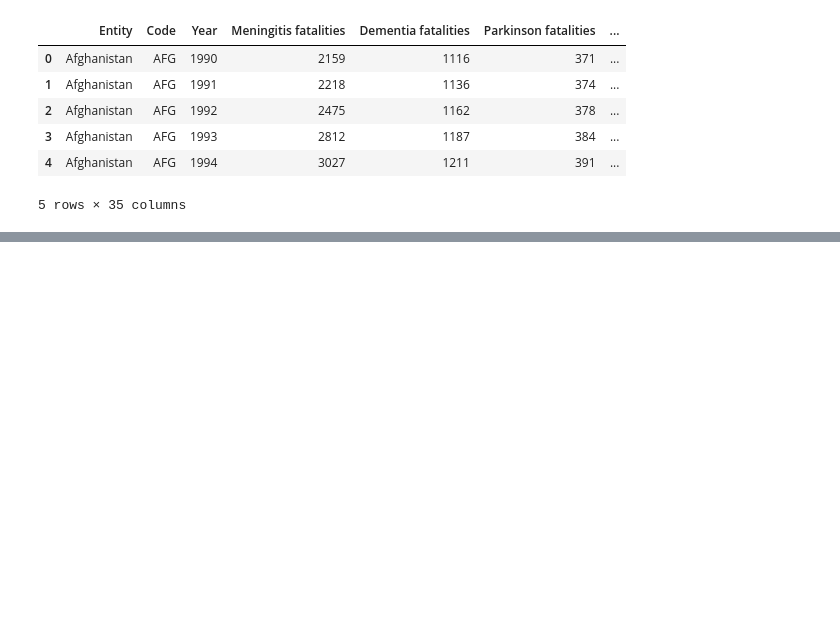
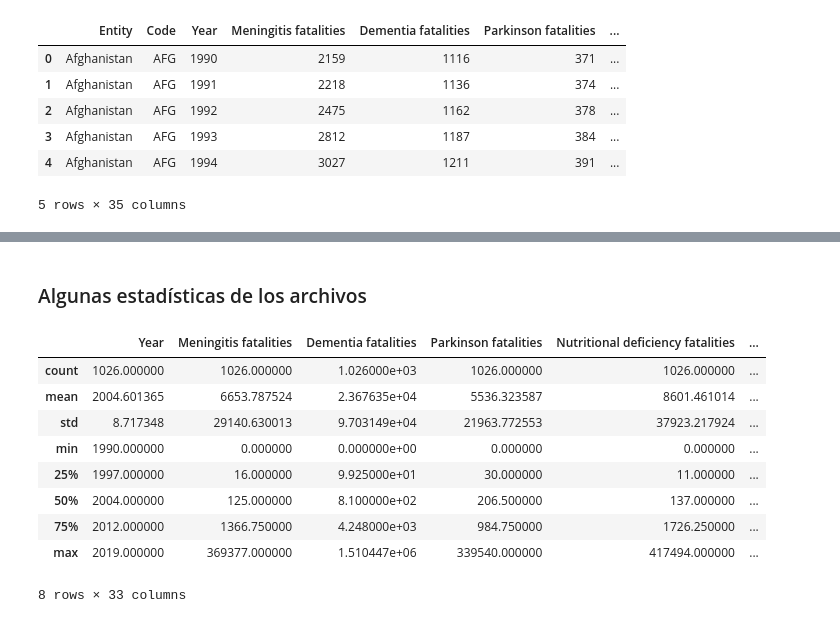
Before and after one commit to alegonzjur/ProyectoTFG, a Jupyter notebook: data/Lectura.ipynb, the cells around one changed output, grey strips where cells are left out. Saved outputs shown, nothing was run; the diff lists cells and outputs as text; code cells hidden in the pictures; blank space fills up the shorter version.

```diff
--- a/data/Lectura.ipynb
+++ b/data/Lectura.ipynb
@@ -26,0 +44,15 @@ data.head()
+# %% [markdown]
+### Algunas estadísticas de los archivos
+# %%
+rd.describe()
+# %% [output]
+|  | Year | Meningitis fatalities | Dementia fatalities | Parkinson fatalities | Nutritional deficiency fatalities | ... |
+| count | 1026.000000 | 1026.000000 | 1.026000e+03 | 1026.000000 | 1026.000000 | ... |
+| mean | 2004.601365 | 6653.787524 | 2.367635e+04 | 5536.323587 | 8601.461014 | ... |
+| std | 8.717348 | 29140.630013 | 9.703149e+04 | 21963.772553 | 37923.217924 | ... |
+| min | 1990.000000 | 0.000000 | 0.000000e+00 | 0.000000 | 0.000000 | ... |
+| 25% | 1997.000000 | 16.000000 | 9.925000e+01 | 30.000000 | 11.000000 | ... |
+| 50% | 2004.000000 | 125.000000 | 8.100000e+02 | 206.500000 | 137.000000 | ... |
+| 75% | 2012.000000 | 1366.750000 | 4.248000e+03 | 984.750000 | 1726.250000 | ... |
+| max | 2019.000000 | 369377.000000 | 1.510447e+06 | 339540.000000 | 417494.000000 | ... |
+8 rows × 33 columns
```
Also changed, not shown: parts of 1 cell of this notebook, 8 other files.
